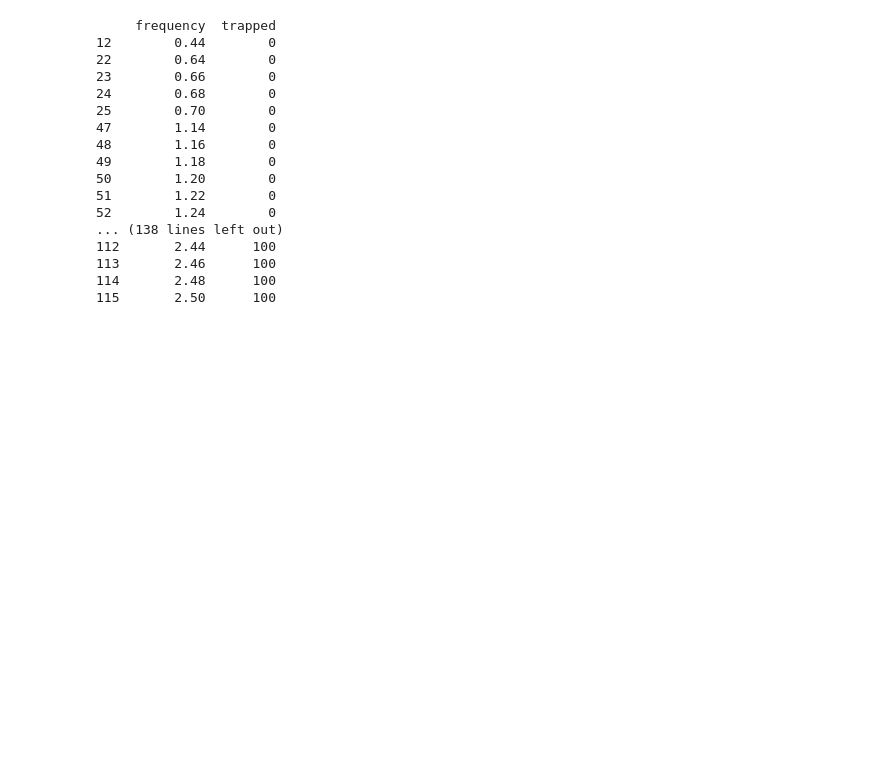
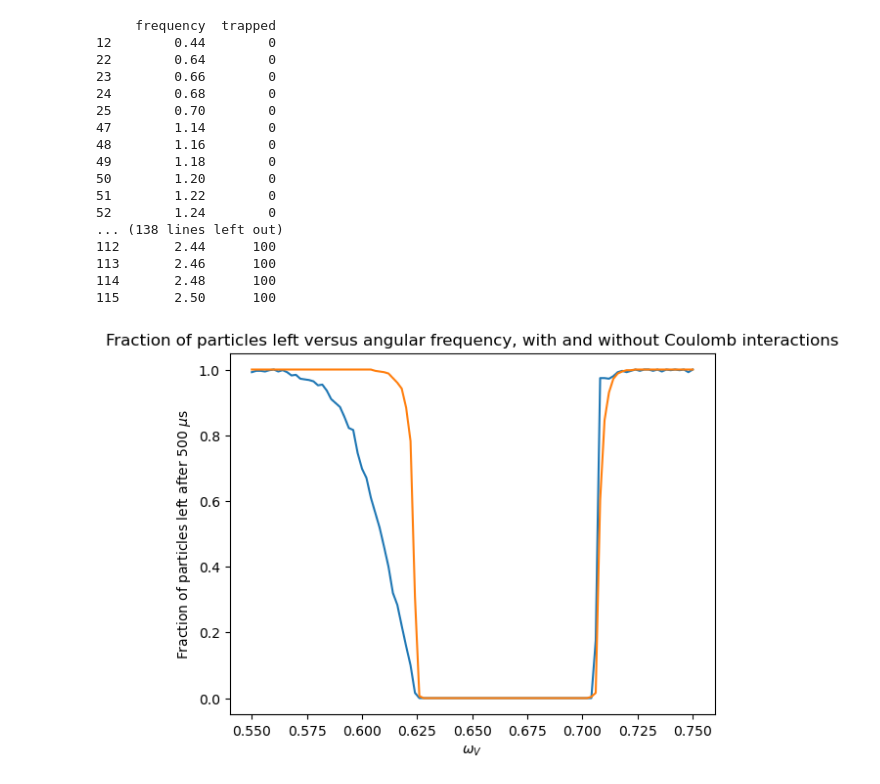
Before and after one commit to BrittHaanen15/Project3-final-version, a Jupyter notebook: Plotting/Plotting_100_particle.ipynb, the cells around one changed output. Cells and saved outputs as stored; diff of their text form; code cells hidden in the pictures; blank space fills up the shorter version.

```diff
--- a/Plotting/Plotting_100_particle.ipynb
+++ b/Plotting/Plotting_100_particle.ipynb
@@ -62,6 +62,26 @@ print(data_07.to_string())
 114       2.48      100
 115       2.50      100
 # %%
-#Will plot my results here
+data_without = np.zeros(101)
+data_with = np.zeros(101)
 
-#Okay losers, time to float (aka write)
+#Read in all and take average
+for i in range(1, 6, 1):
+    data = pd.read_csv(rf'../Project3_Outputs/100_particles_noCI_freqscan{i}.csv')
+    if i == 1:
+        freqs = data['frequency']
+    data_without += 0.2*data['trapped'].to_numpy()
+
+#Repeat for with interactions
+for i in range(1, 6, 1):
+    data = pd.read_csv(rf'../Project3_Outputs/100_particles_withCI_freqscan{i}.csv')
+    data_with += 0.2*data['trapped'].to_numpy()
+# %%
+plt.plot(freqs, data_with/100, label='With Coulomb interactions')
+plt.plot(freqs, data_without/100, label = 'Neglecting Coulomb interactions')
+plt.title('Fraction of particles left versus angular frequency, with and without Coulomb interactions')
+plt.xlabel(r'$\omega _V$')
+plt.ylabel(r'Fraction of particles left after 500 $\mu$s')
+plt.savefig('../Figures/Fraction left vs frequency, with vs without interactions.pdf', bbox_inches='tight')
+# %% [output]
+[figure, added]
```
Also changed, not shown: parts of 1 cell of this notebook, 2 other files.
